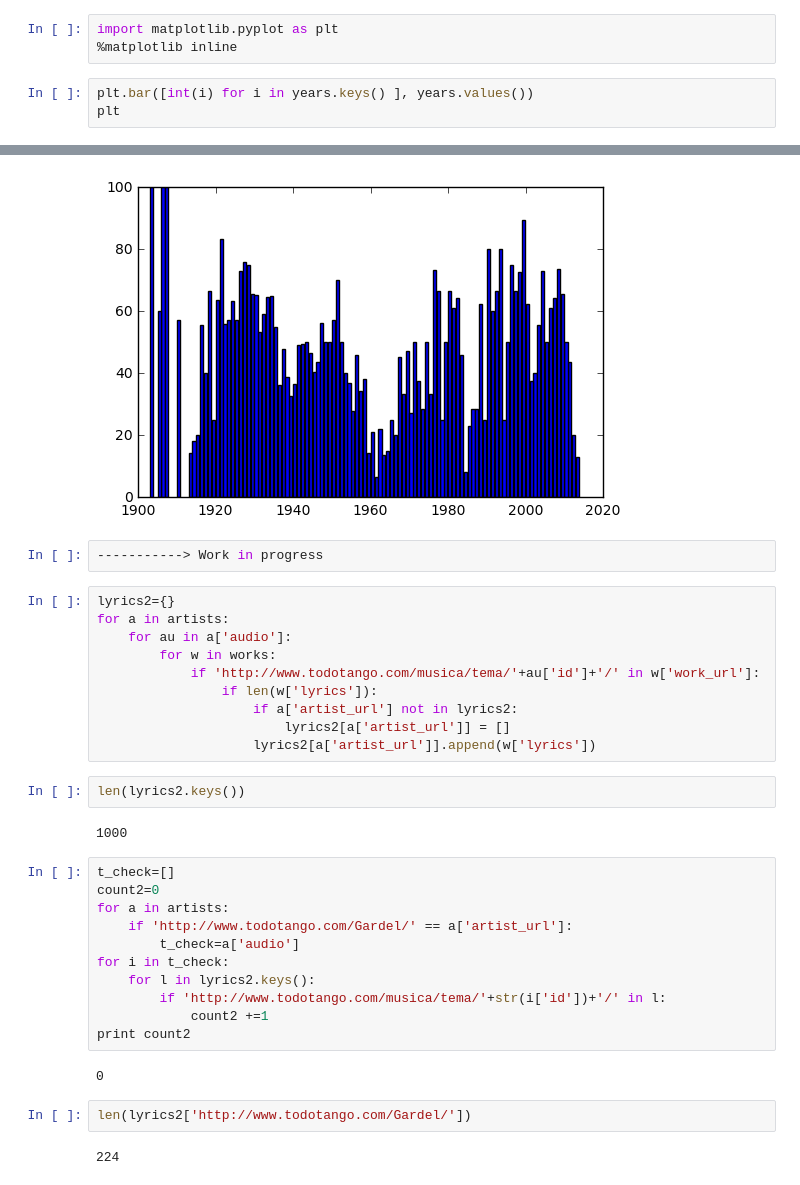
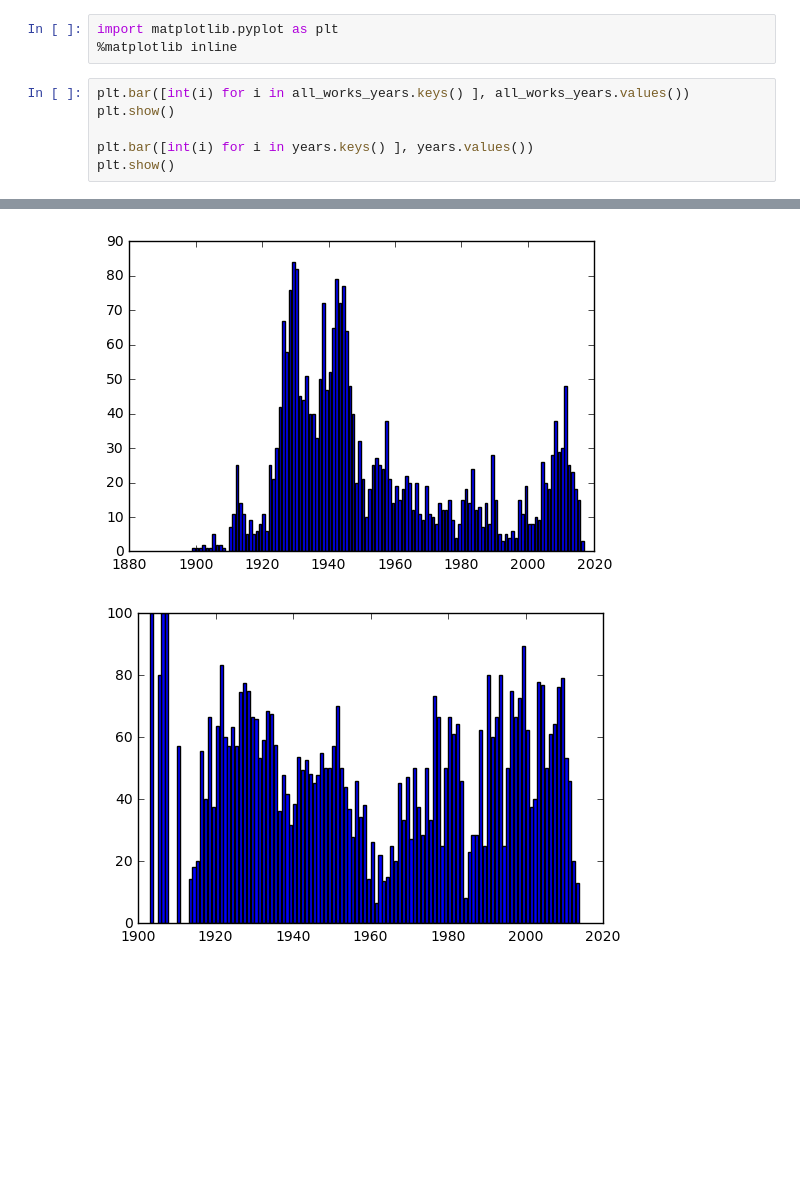
Before and after one commit to andrebola/tango-data, a Jupyter notebook: initial_checks.ipynb, the cells around one changed output, grey strips where cells are left out. Cells and saved outputs as stored; diff of their text form; blank space fills up the shorter version.

```diff
--- a/initial_checks.ipynb
+++ b/initial_checks.ipynb
@@ -153,6 +158,9 @@ del years[None]
 import matplotlib.pyplot as plt
 %matplotlib inline
 # %%
+plt.bar([int(i) for i in all_works_years.keys() ], all_works_years.values())
+plt.show()
+
 plt.bar([int(i) for i in years.keys() ], years.values())
-plt
+plt.show()
 # %% [output]
@@ -160,34 +167,2 @@ plt
-[figure, old version]
+[figure, new version]
+[figure, added]
-# %%
------------> Work in progress
-# %%
-lyrics2={}
-for a in artists:
-    for au in a['audio']:
-        for w in works:
-            if 'http://www.todotango.com/musica/tema/'+au['id']+'/' in w['work_url']:
-                if len(w['lyrics']):
-                    if a['artist_url'] not in lyrics2:
-                        lyrics2[a['artist_url']] = []
-                    lyrics2[a['artist_url']].append(w['lyrics'])
-# %%
-len(lyrics2.keys())
-# %% [output]
-1000
-# %%
-t_check=[]
-count2=0
-for a in artists:
-    if 'http://www.todotango.com/Gardel/' == a['artist_url']:
-        t_check=a['audio']
-for i in t_check:
-    for l in lyrics2.keys():
-        if 'http://www.todotango.com/musica/tema/'+str(i['id'])+'/' in l:
-            count2 +=1
-print count2
-# %% [output]
-0
-# %%
-len(lyrics2['http://www.todotango.com/Gardel/'])
-# %% [output]
-224
```
Also changed, not shown: parts of 2 cells of this notebook, 7 other files.
